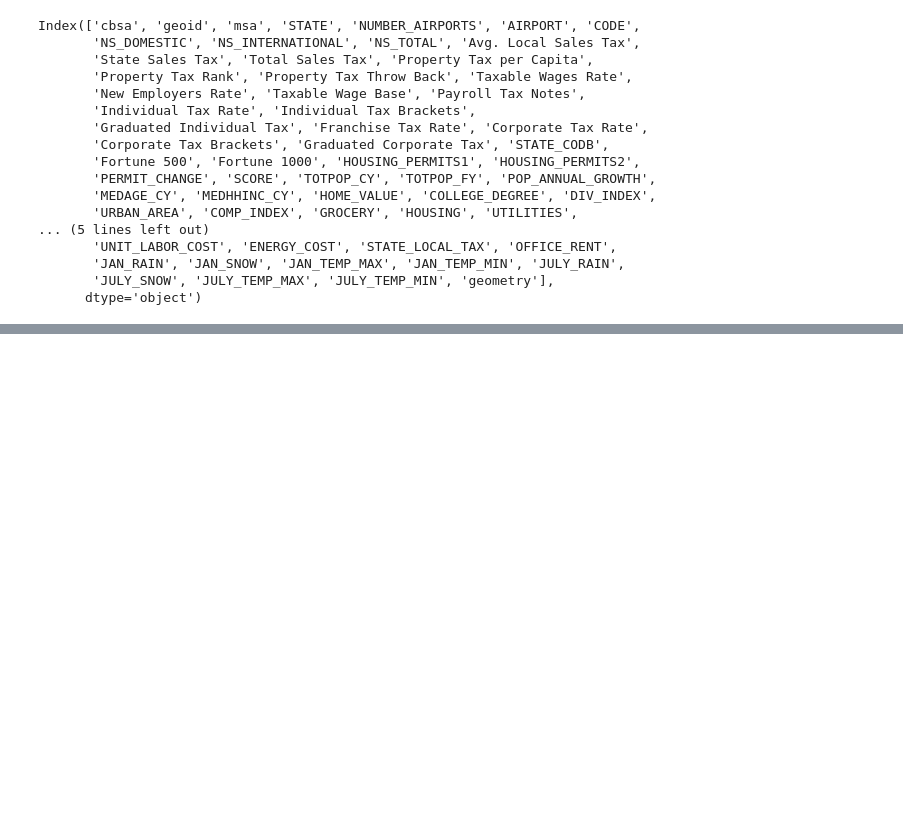
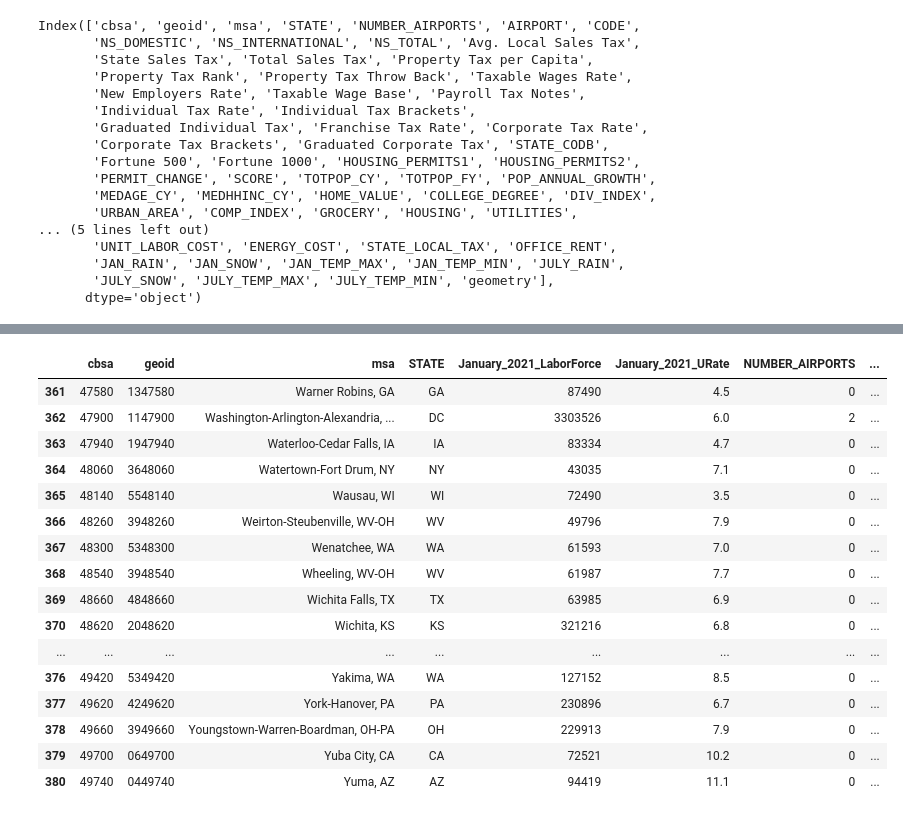
Before and after one commit to mmainzer/city-comparison, a Jupyter notebook: data/processing/finalAddBlsSum.ipynb, the cells around one changed output, grey strips where cells are left out. Drawn from its saved outputs; the diff is of its cells as text; code cells hidden in the pictures; blank space fills up the shorter version.

```diff
--- a/data/processing/finalAddBlsSum.ipynb
+++ b/data/processing/finalAddBlsSum.ipynb
@@ -177,0 +158,29 @@ data.to_file('../../../data/spatial/msa/usMsaData.geojson', driver="GeoJSON")
+# %%
+data = pd.merge( data, app, how='left', on='STATE')
+# %%
+data = data[['cbsa', 'geoid', 'msa', 'STATE', 'January_2021_LaborForce',
+       'January_2021_URate', 'NUMBER_AIRPORTS', 'AIRPORT', 'CODE',
+       'NS_DOMESTIC', 'NS_INTERNATIONAL', 'NS_TOTAL', 'Avg. Local Sales Tax',
+       'State Sales Tax', 'Total Sales Tax', 'Property Tax per Capita',
+       'Property Tax Rank', 'Property Tax Throw Back', 'Taxable Wages Rate',
+       'New Employers Rate', 'Taxable Wage Base', 'Payroll Tax Notes',
+       'Individual Tax Rate', 'Individual Tax Brackets',
+       'Graduated Individual Tax', 'Franchise Tax Rate', 'Corporate Tax Rate','APPORTIONMENT',
+       'Corporate Tax Brackets', 'Graduated Corporate Tax', 'STATE_CODB',
+       'Fortune 500', 'Fortune 1000', 'HOUSING_PERMITS1', 'HOUSING_PERMITS2',
+       'PERMIT_CHANGE', 'SCORE', 'TOTPOP_CY', 'TOTPOP_FY', 'POP_ANNUAL_GROWTH',
+       'MEDAGE_CY', 'MEDHHINC_CY', 'HOME_VALUE', 'COLLEGE_DEGREE', 'DIV_INDEX',
+       'URBAN_AREA', 'COMP_INDEX', 'GROCERY', 'HOUSING', 'UTILITIES',
+       'TRANSPORTATION', 'HEALTH_CARE', 'MISC', 'APT_RENT',
+       'PHYSICAL_SCIENCES_ENROLLMENT', 'BIO_LIFE_ENROLLMENT',
+       'BUSINESS_MGMT_ENROLLMENT', 'EDUCATION_ENROLLMENT',
+       'ENGINEERING_ENROLLMENT', 'LAW_ENROLLMENT', 'MEDICINE_ENROLLMENT',
+       'ENROLLMENT', 'COMPLETIONS', 'NUMBER_OF_COLLEGES', 'MSA_CODB',
+       'UNIT_LABOR_COST', 'ENERGY_COST', 'STATE_LOCAL_TAX', 'OFFICE_RENT',
+       'JAN_RAIN', 'JAN_SNOW', 'JAN_TEMP_MAX', 'JAN_TEMP_MIN', 'JULY_RAIN',
+       'JULY_SNOW', 'JULY_TEMP_MAX', 'JULY_TEMP_MIN', 'geometry']]
+# %%
+crs = {'init': 'epsg:4326'}
+data = gpd.GeoDataFrame(data, crs=crs, geometry=data['geometry'])
+# %%
+data['Property Tax Throw Back'].fillna('N/A', inplace=True)
@@ -177,0 +189,20 @@ data.to_file('../../../data/spatial/msa/usMsaData.geojson', driver="GeoJSON")
+# %%
+data.tail(20)
+# %% [output]
+|  | cbsa | geoid | msa | STATE | January_2021_LaborForce | January_2021_URate | NUMBER_AIRPORTS | ... |
+| 361 | 47580 | 1347580 | Warner Robins, GA | GA | 87490 | 4.5 | 0 | ... |
+| 362 | 47900 | 1147900 | Washington-Arlington-Alexandria, ... | DC | 3303526 | 6.0 | 2 | ... |
+| 363 | 47940 | 1947940 | Waterloo-Cedar Falls, IA | IA | 83334 | 4.7 | 0 | ... |
+| 364 | 48060 | 3648060 | Watertown-Fort Drum, NY | NY | 43035 | 7.1 | 0 | ... |
+| 365 | 48140 | 5548140 | Wausau, WI | WI | 72490 | 3.5 | 0 | ... |
+| 366 | 48260 | 3948260 | Weirton-Steubenville, WV-OH | WV | 49796 | 7.9 | 0 | ... |
+| 367 | 48300 | 5348300 | Wenatchee, WA | WA | 61593 | 7.0 | 0 | ... |
+| 368 | 48540 | 3948540 | Wheeling, WV-OH | WV | 61987 | 7.7 | 0 | ... |
+| 369 | 48660 | 4848660 | Wichita Falls, TX | TX | 63985 | 6.9 | 0 | ... |
+| 370 | 48620 | 2048620 | Wichita, KS | KS | 321216 | 6.8 | 0 | ... |
+| ... | ... | ... | ... | ... | ... | ... | ... | ... |
+| 376 | 49420 | 5349420 | Yakima, WA | WA | 127152 | 8.5 | 0 | ... |
+| 377 | 49620 | 4249620 | York-Hanover, PA | PA | 230896 | 6.7 | 0 | ... |
+| 378 | 49660 | 3949660 | Youngstown-Warren-Boardman, OH-PA | OH | 229913 | 7.9 | 0 | ... |
+| 379 | 49700 | 0649700 | Yuba City, CA | CA | 72521 | 10.2 | 0 | ... |
+| 380 | 49740 | 0449740 | Yuma, AZ | AZ | 94419 | 11.1 | 0 | ... |
```
Also changed, not shown: parts of 5 cells of this notebook, 5 other files.
